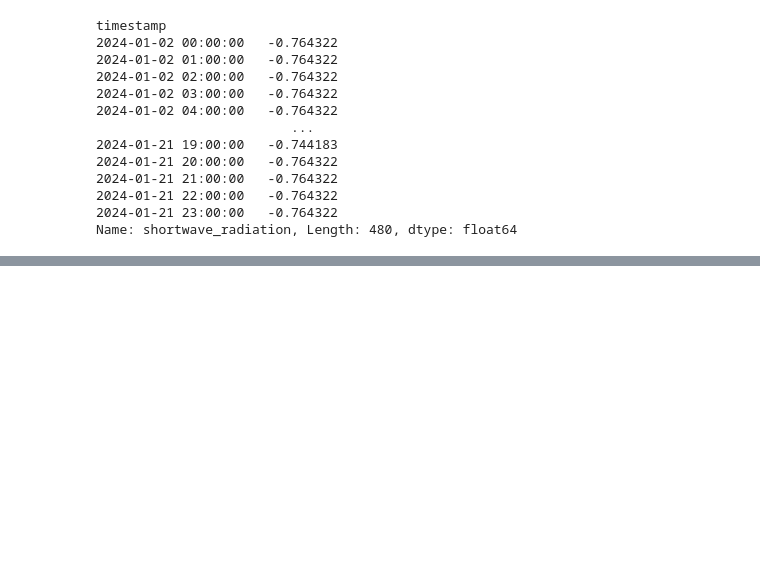
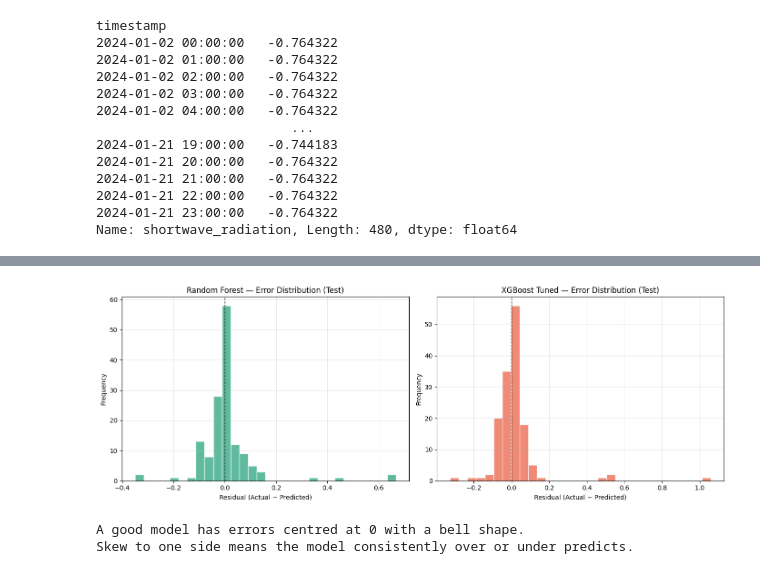
Before and after one commit to mmoh-i/ml-sprint, a Jupyter notebook: notebooks/01_cleaning.ipynb, the cells around one changed output, grey strips where cells are left out. Cells and saved outputs as stored; diff of their text form; code cells hidden in the pictures; blank space fills up the shorter version.

```diff
--- a/notebooks/01_cleaning.ipynb
+++ b/notebooks/01_cleaning.ipynb
@@ -700,0 +958,9 @@ Name: day, Length: 744, dtype: object
+# %%
+df_train = pd.read_parquet("../data/splits/train.parquet")
+df_val = pd.read_parquet("../data/splits/val.parquet")
+df_test = pd.read_parquet("../data/splits/test.parquet")
+
+
+X_train, y_train = df_train[FEATURES], df_train[TARGET]
+X_val,   y_val   = df_val[FEATURES],   df_val[TARGET]
+X_test,  y_test  = df_test[FEATURES],  df_test[TARGET]
@@ -700,0 +1046,29 @@ Name: day, Length: 744, dtype: object
+# %%
+rf_test_errors  = y_test.values - rf_preds["test"]
+xgb_test_errors = y_test.values - xgb_preds["test"]
+
+fig, axes = plt.subplots(1, 2, figsize=(14, 5))
+
+axes[0].hist(rf_test_errors,  bins=30, color="#1D9E75", alpha=0.7, edgecolor="white")
+axes[0].axvline(0, color="black", linewidth=1, linestyle="--")
+axes[0].set_title("Random Forest — Error Distribution (Test)")
+axes[0].set_xlabel("Residual (Actual − Predicted)")
+axes[0].set_ylabel("Frequency")
+axes[0].grid(alpha=0.3)
+
+axes[1].hist(xgb_test_errors, bins=30, color="#E8593C", alpha=0.7, edgecolor="white")
+axes[1].axvline(0, color="black", linewidth=1, linestyle="--")
+axes[1].set_title("XGBoost Tuned — Error Distribution (Test)")
+axes[1].set_xlabel("Residual (Actual − Predicted)")
+axes[1].set_ylabel("Frequency")
+axes[1].grid(alpha=0.3)
+
+plt.tight_layout()
+plt.show()
+
+print("A good model has errors centred at 0 with a bell shape.")
+print("Skew to one side means the model consistently over or under predicts.")
+# %% [output]
+[figure, added]
+A good model has errors centred at 0 with a bell shape.
+Skew to one side means the model consistently over or under predicts.
```
Also changed, not shown: parts of 33 cells of this notebook, 7 other files.
